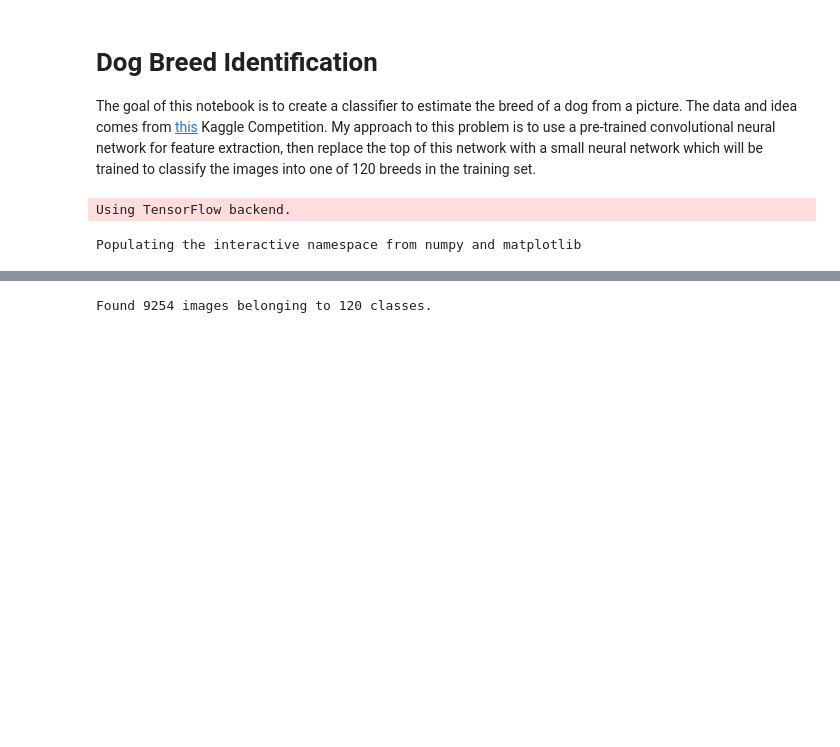
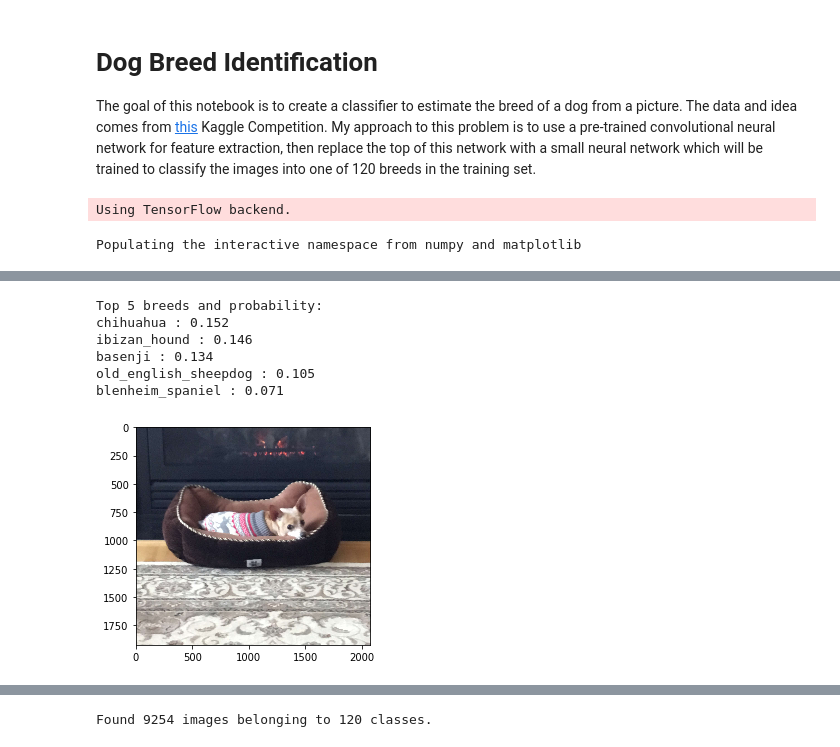
Before and after one commit to GougeC/Kaggle_Dog_Breeds, a Jupyter notebook: Dog_Breed_Identification.ipynb, the cells around one changed output, grey strips where cells are left out. Drawn from its saved outputs; the diff is of its cells as text; code cells hidden in the pictures; blank space fills up the shorter version.

```diff
--- a/Dog_Breed_Identification.ipynb
+++ b/Dog_Breed_Identification.ipynb
@@ -169,0 +205,10 @@ get_top_X_accuracy(y_val,preds1,10)
+# %%
+show_and_predict_top_X(5,'demo_dogs/izzy.jpg',224,model1,class_dict)
+# %% [output]
+Top 5 breeds and probability:
+chihuahua : 0.152
+ibizan_hound : 0.146
+basenji : 0.134
+old_english_sheepdog : 0.105
+blenheim_spaniel : 0.071
+[figure, added]
```
Also changed, not shown: parts of 18 cells of this notebook.
